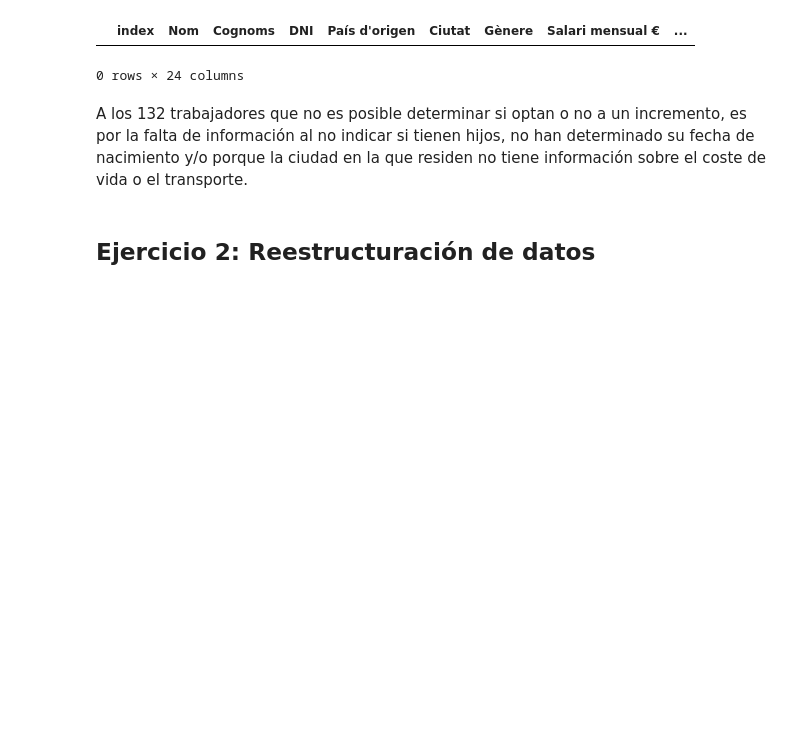
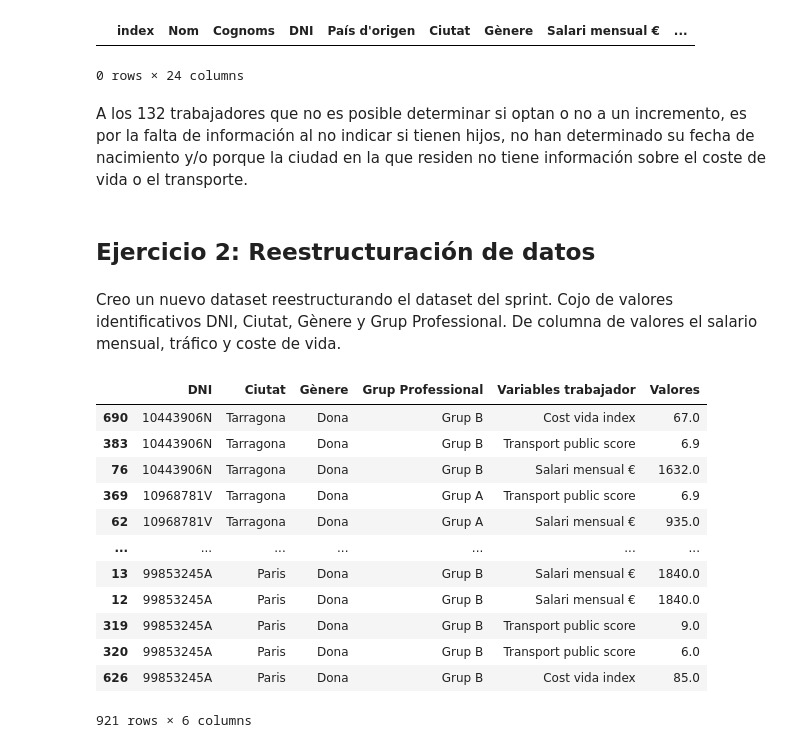
Before and after one commit to noelcarrionmatias/IT_Data, a Jupyter notebook: Especializacion/8_Sprint/ejercicios_s8.ipynb, the cells around one changed output. Saved outputs shown, nothing was run; the diff lists cells and outputs as text; code cells hidden in the pictures; blank space fills up the shorter version.

```diff
--- a/Especializacion/8_Sprint/ejercicios_s8.ipynb
+++ b/Especializacion/8_Sprint/ejercicios_s8.ipynb
@@ -2214,3 +2217,5 @@ dataset_s8[
 A los 132 trabajadores que no es posible determinar si optan o no a un incremento, es por la falta de información al no indicar si tienen hijos, no han determinado su fecha de nacimiento y/o porque la ciudad en la que residen no tiene información sobre el coste de vida o el transporte.
 # %% [markdown]
 ## Ejercicio 2: Reestructuración de datos
+# %% [markdown]
+Creo un nuevo dataset reestructurando el dataset del sprint. Cojo de valores identificativos DNI, Ciutat, Gènere y Grup Professional. De columna de valores el salario mensual, tráfico y coste de vida.
@@ -2216,0 +2230,16 @@ A los 132 trabajadores que no es posible determinar si optan o no a un increment
+# %%
+dataset_s8_melt.sort_values(by='DNI')
+# %% [output]
+|  | DNI | Ciutat | Gènere | Grup Professional | Variables trabajador | Valores |
+| 690 | 10443906N | Tarragona | Dona | Grup B | Cost vida index | 67.0 |
+| 383 | 10443906N | Tarragona | Dona | Grup B | Transport public score | 6.9 |
+| 76 | 10443906N | Tarragona | Dona | Grup B | Salari mensual € | 1632.0 |
+| 369 | 10968781V | Tarragona | Dona | Grup A | Transport public score | 6.9 |
+| 62 | 10968781V | Tarragona | Dona | Grup A | Salari mensual € | 935.0 |
+| ... | ... | ... | ... | ... | ... | ... |
+| 13 | 99853245A | Paris | Dona | Grup B | Salari mensual € | 1840.0 |
+| 12 | 99853245A | Paris | Dona | Grup B | Salari mensual € | 1840.0 |
+| 319 | 99853245A | Paris | Dona | Grup B | Transport public score | 9.0 |
+| 320 | 99853245A | Paris | Dona | Grup B | Transport public score | 6.0 |
+| 626 | 99853245A | Paris | Dona | Grup B | Cost vida index | 85.0 |
+921 rows × 6 columns
```
Also changed, not shown: parts of 80 cells of this notebook, 8 other files.
